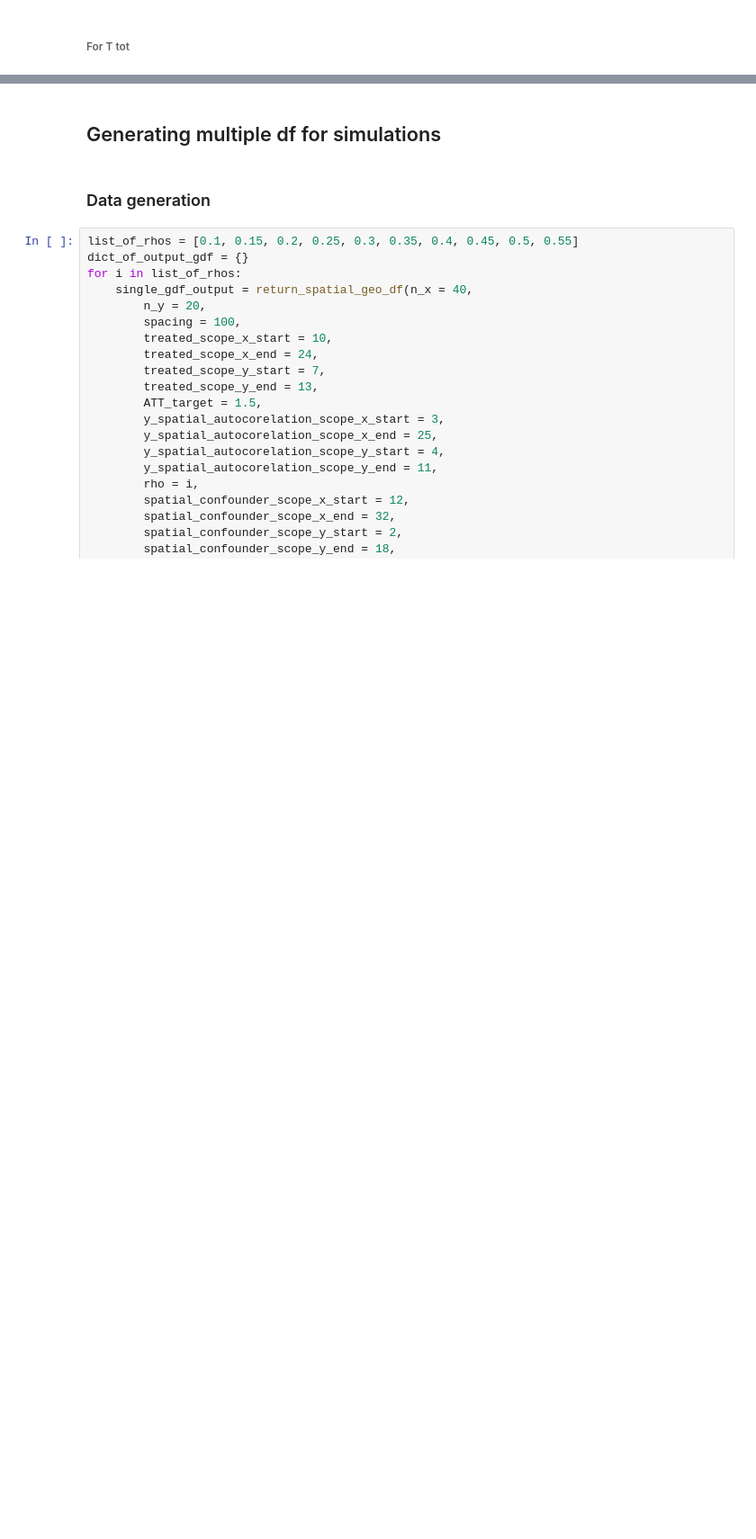
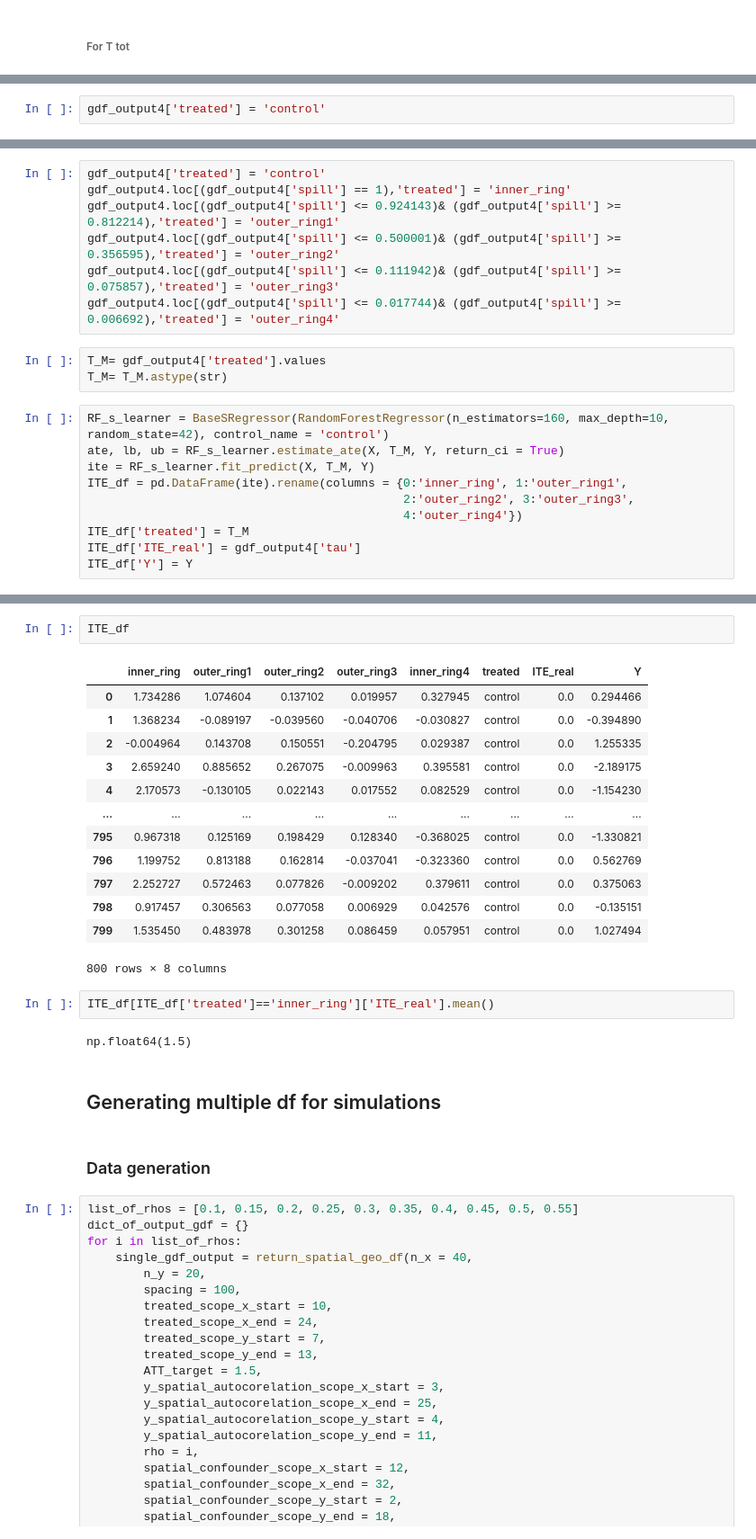
Before and after one commit to Andrew10MAIN/causal_ML_with_spilovers_of_treatment, a Jupyter notebook: 02_generating_data/simulated_data_generation.ipynb, the cells around one changed output, grey strips where cells are left out. Shown at 90% size. Saved outputs shown, nothing was run; the diff lists cells and outputs as text; blank space fills up the shorter version.

Commit message:
S learner with distance rings

```diff
--- a/02_generating_data/simulated_data_generation.ipynb
+++ b/02_generating_data/simulated_data_generation.ipynb
@@ -381,0 +403,2 @@ gdf_rf_compare[gdf_rf_compare['T_tot']==1]
+# %%
+gdf_output4['treated'] = 'control'
@@ -381,0 +407,20 @@ gdf_rf_compare[gdf_rf_compare['T_tot']==1]
+# %%
+gdf_output4['treated'] = 'control'
+gdf_output4.loc[(gdf_output4['spill'] == 1),'treated'] = 'inner_ring'
+gdf_output4.loc[(gdf_output4['spill'] <= 0.924143)& (gdf_output4['spill'] >= 0.812214),'treated'] = 'outer_ring1'
+gdf_output4.loc[(gdf_output4['spill'] <= 0.500001)& (gdf_output4['spill'] >= 0.356595),'treated'] = 'outer_ring2'
+gdf_output4.loc[(gdf_output4['spill'] <= 0.111942)& (gdf_output4['spill'] >= 0.075857),'treated'] = 'outer_ring3'
+gdf_output4.loc[(gdf_output4['spill'] <= 0.017744)& (gdf_output4['spill'] >= 0.006692),'treated'] = 'outer_ring4'
+# %%
+T_M= gdf_output4['treated'].values
+T_M= T_M.astype(str)
+# %%
+RF_s_learner = BaseSRegressor(RandomForestRegressor(n_estimators=160, max_depth=10, random_state=42), control_name = 'control')
+ate, lb, ub = RF_s_learner.estimate_ate(X, T_M, Y, return_ci = True)
+ite = RF_s_learner.fit_predict(X, T_M, Y)
+ITE_df = pd.DataFrame(ite).rename(columns = {0:'inner_ring', 1:'outer_ring1',
+                                             2:'outer_ring2', 3:'outer_ring3',
+                                             4:'outer_ring4'})
+ITE_df['treated'] = T_M
+ITE_df['ITE_real'] = gdf_output4['tau']
+ITE_df['Y'] = Y
@@ -382,3 +443,23 @@ gdf_rf_compare[gdf_rf_compare['T_tot']==1]
+# %%
+ITE_df
+# %% [output]
+|  | inner_ring | outer_ring1 | outer_ring2 | outer_ring3 | inner_ring4 | treated | ITE_real | Y |
+| 0 | 1.734286 | 1.074604 | 0.137102 | 0.019957 | 0.327945 | control | 0.0 | 0.294466 |
+| 1 | 1.368234 | -0.089197 | -0.039560 | -0.040706 | -0.030827 | control | 0.0 | -0.394890 |
+| 2 | -0.004964 | 0.143708 | 0.150551 | -0.204795 | 0.029387 | control | 0.0 | 1.255335 |
+| 3 | 2.659240 | 0.885652 | 0.267075 | -0.009963 | 0.395581 | control | 0.0 | -2.189175 |
+| 4 | 2.170573 | -0.130105 | 0.022143 | 0.017552 | 0.082529 | control | 0.0 | -1.154230 |
+| ... | ... | ... | ... | ... | ... | ... | ... | ... |
+| 795 | 0.967318 | 0.125169 | 0.198429 | 0.128340 | -0.368025 | control | 0.0 | -1.330821 |
+| 796 | 1.199752 | 0.813188 | 0.162814 | -0.037041 | -0.323360 | control | 0.0 | 0.562769 |
+| 797 | 2.252727 | 0.572463 | 0.077826 | -0.009202 | 0.379611 | control | 0.0 | 0.375063 |
+| 798 | 0.917457 | 0.306563 | 0.077058 | 0.006929 | 0.042576 | control | 0.0 | -0.135151 |
+| 799 | 1.535450 | 0.483978 | 0.301258 | 0.086459 | 0.057951 | control | 0.0 | 1.027494 |
+800 rows × 8 columns
+# %%
+ITE_df[ITE_df['treated']=='inner_ring']['ITE_real'].mean()
+# %% [output]
+np.float64(1.5)
 # %% [markdown]
 ## Generating multiple df for simulations
 # %% [markdown]
```
Also changed, not shown: parts of 23 cells of this notebook.
